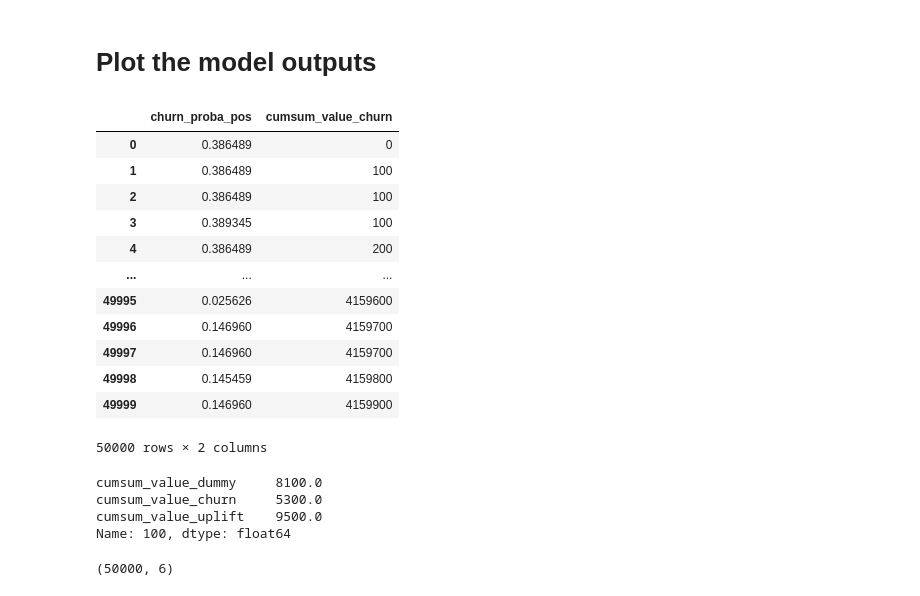
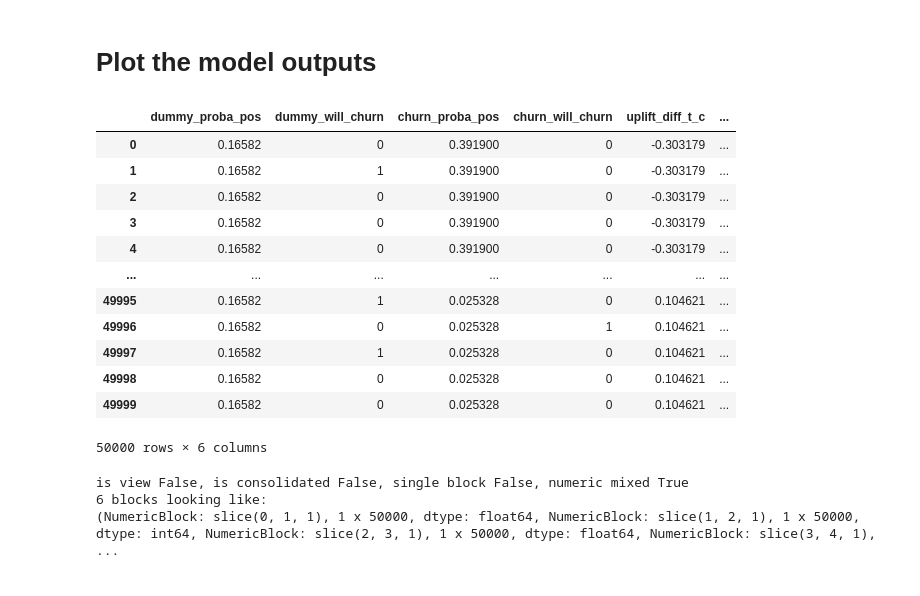
Before and after one commit to ianozsvald/uplift_experiment, a Jupyter notebook: uplift2a_plot_result.ipynb, the cells around one changed output. Cells and saved outputs as stored; diff of their text form; code cells hidden in the pictures.

```diff
--- a/uplift2a_plot_result.ipynb
+++ b/uplift2a_plot_result.ipynb
@@ -8,35 +10,41 @@ import matplotlib.pyplot as plt
-# %%
-df_comparison_dummy
-# %% [output]
-|  | churn_proba_pos | cumsum_value_churn |
-| 0 | 0.386489 | 0 |
-| 1 | 0.386489 | 100 |
-| 2 | 0.386489 | 100 |
-| 3 | 0.389345 | 100 |
-| 4 | 0.386489 | 200 |
-| ... | ... | ... |
-| 49995 | 0.025626 | 4159600 |
-| 49996 | 0.146960 | 4159700 |
-| 49997 | 0.146960 | 4159700 |
-| 49998 | 0.145459 | 4159800 |
-| 49999 | 0.146960 | 4159900 |
-50000 rows × 2 columns
 # %%
 uplift_result_file = "df_comparison_uplift.pickle"
 df_comparison_uplift = pd.read_pickle(uplift_result_file)
 churn_result_file = "df_comparison_churn.pickle"
 df_comparison_churn = pd.read_pickle(churn_result_file)
 dummy_result_file = "df_comparison_dummy.pickle"
 df_comparison_dummy = pd.read_pickle(dummy_result_file)
 
 df_to_plot = pd.concat((df_comparison_dummy, df_comparison_churn, df_comparison_uplift), axis=1)
-df_to_plot.iloc[100][['cumsum_value_dummy', 'cumsum_value_churn', 'cumsum_value_uplift']]
+
+def check_series_is_ordered(ser, ascending=True):
+    """Check 1 series is ascending"""
+    assert ascending==True, "Haven't done descending yet, nor tested this"
+    return (ser.shift()[1:].reset_index(drop=True) >= ser[:-1].reset_index(drop=True)).all()
+
+assert check_series_is_ordered(df_to_plot['churn_proba_pos'])
+assert check_series_is_ordered(df_to_plot['dummy_proba_pos'])
+assert check_series_is_ordered(df_to_plot['uplift_diff_t_c'])
+
+df_to_plot
 # %% [output]
+|  | dummy_proba_pos | dummy_will_churn | churn_proba_pos | churn_will_churn | uplift_diff_t_c | ... |
+| 0 | 0.16582 | 0 | 0.391900 | 0 | -0.303179 | ... |
+| 1 | 0.16582 | 1 | 0.391900 | 0 | -0.303179 | ... |
+| 2 | 0.16582 | 0 | 0.391900 | 0 | -0.303179 | ... |
+| 3 | 0.16582 | 0 | 0.391900 | 0 | -0.303179 | ... |
+| 4 | 0.16582 | 0 | 0.391900 | 0 | -0.303179 | ... |
+| ... | ... | ... | ... | ... | ... | ... |
+| 49995 | 0.16582 | 1 | 0.025328 | 0 | 0.104621 | ... |
+| 49996 | 0.16582 | 0 | 0.025328 | 1 | 0.104621 | ... |
+| 49997 | 0.16582 | 1 | 0.025328 | 0 | 0.104621 | ... |
+| 49998 | 0.16582 | 0 | 0.025328 | 0 | 0.104621 | ... |
+| 49999 | 0.16582 | 0 | 0.025328 | 0 | 0.104621 | ... |
-cumsum_value_dummy     8100.0
-cumsum_value_churn     5300.0
-cumsum_value_uplift    9500.0
-Name: 100, dtype: float64
+50000 rows × 6 columns
-# %%
-df_to_plot.shape
-# %% [output]
-(50000, 6)
+# %%
+sanity_check(df_to_plot)
+show_df_details(df_to_plot)
+# %% [output]
+is view False, is consolidated False, single block False, numeric mixed True
+6 blocks looking like:
+(NumericBlock: slice(0, 1, 1), 1 x 50000, dtype: float64, NumericBlock: slice(1, 2, 1), 1 x 50000, dtype: int64, NumericBlock: slice(2, 3, 1), 1 x 50000, dtype: float64, NumericBlock: slice(3, 4, 1),  ...
```
Also changed, not shown: parts of 14 cells of this notebook, 5 other files.
